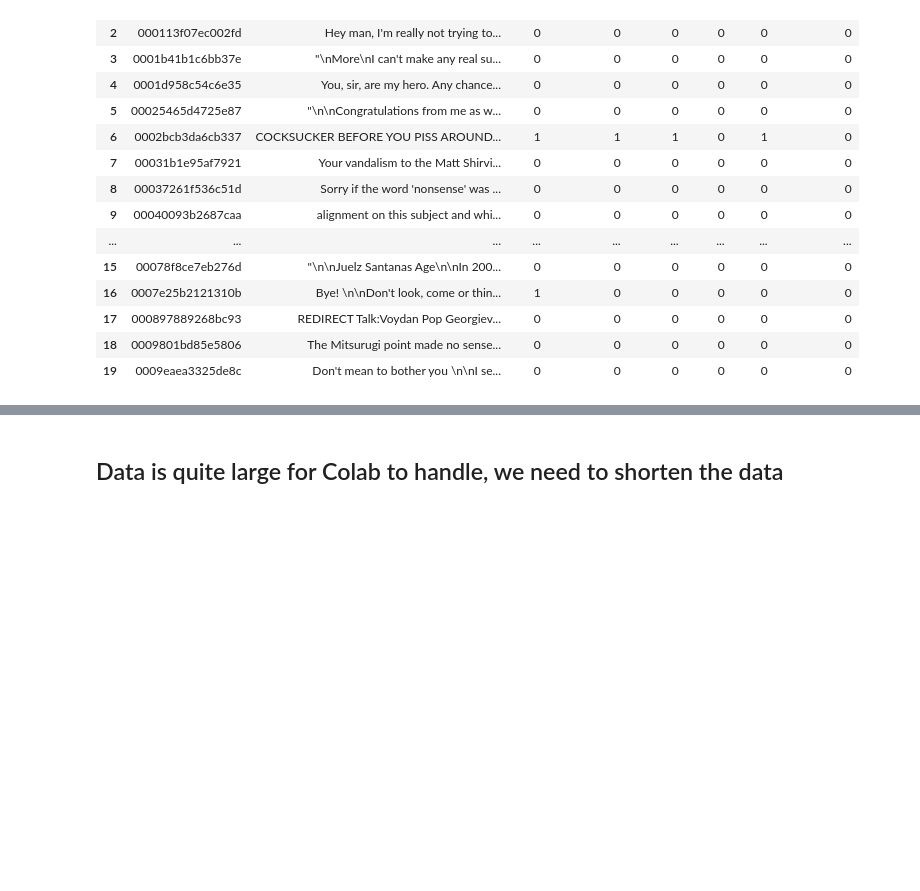
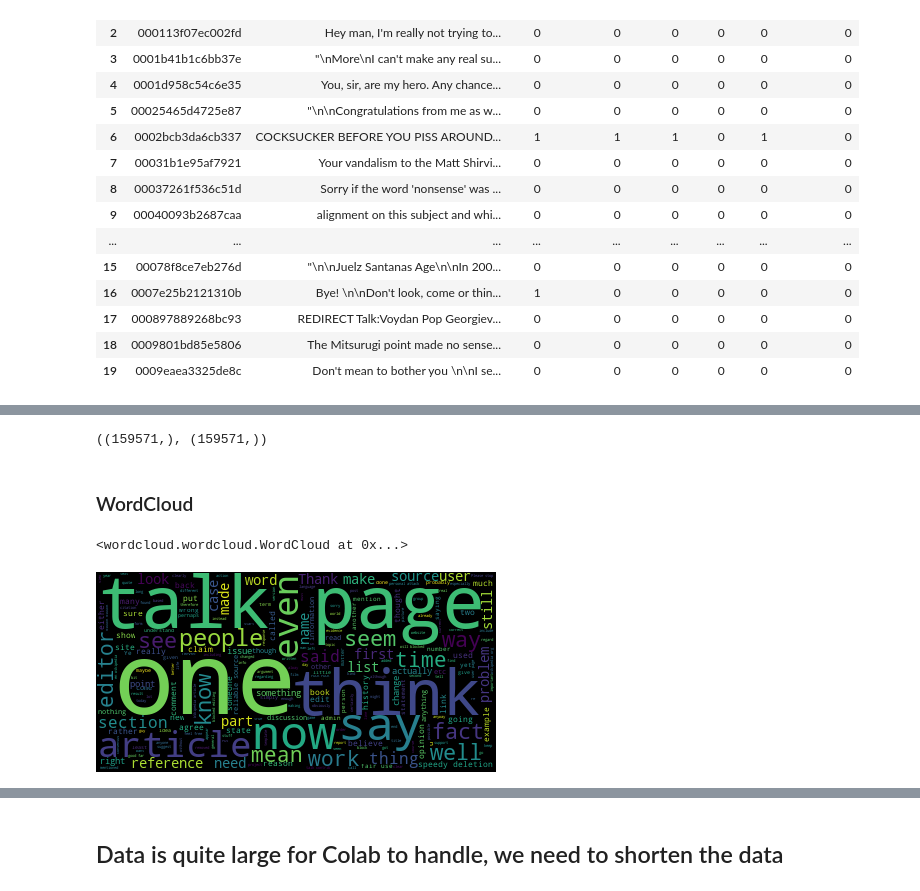
Before and after one commit to shivam-kotwalia/data-science-project, a Jupyter notebook: Multi_label_and_multi_class_classification_NLP.ipynb, the cells around one changed output, grey strips where cells are left out. Saved outputs shown, nothing was run; the diff lists cells and outputs as text; code cells hidden in the pictures; blank space fills up the shorter version.

```diff
--- a/Multi_label_and_multi_class_classification_NLP.ipynb
+++ b/Multi_label_and_multi_class_classification_NLP.ipynb
@@ -69,0 +126,16 @@ df.head(20)
+# %%
+df.comment_text.shape, df.comment_text.drop_duplicates().shape
+# %% [output]
+((159571,), (159571,))
+# %% [markdown]
+### WordCloud
+# %%
+wc = WordCloud(background_color="black",max_words=4000,stopwords=STOPWORDS)
+# %%
+wc.generate(" ".join(df.comment_text.tolist()))
+# %% [output]
+<wordcloud.wordcloud.WordCloud at 0x...>
+# %%
+wc.to_image()
+# %% [output]
+[figure, added]
```
Also changed, not shown: parts of 15 cells of this notebook.
